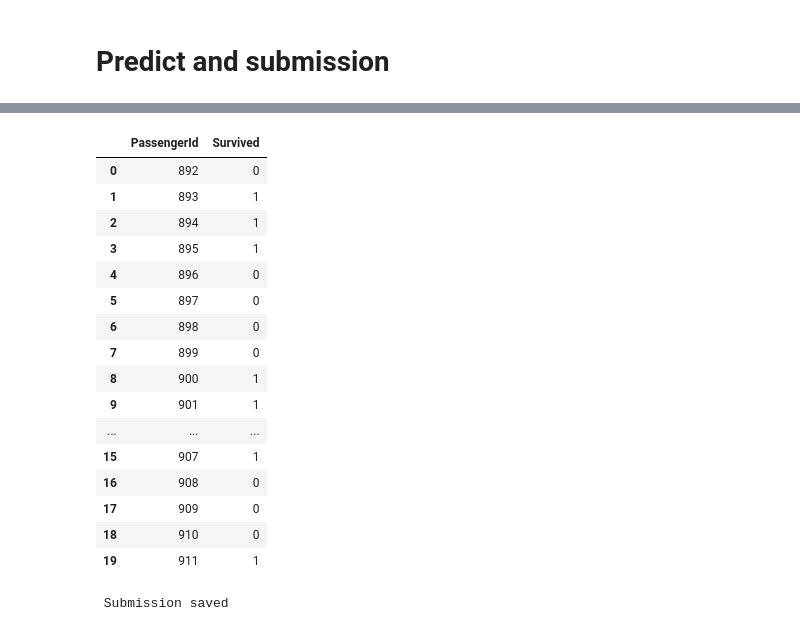
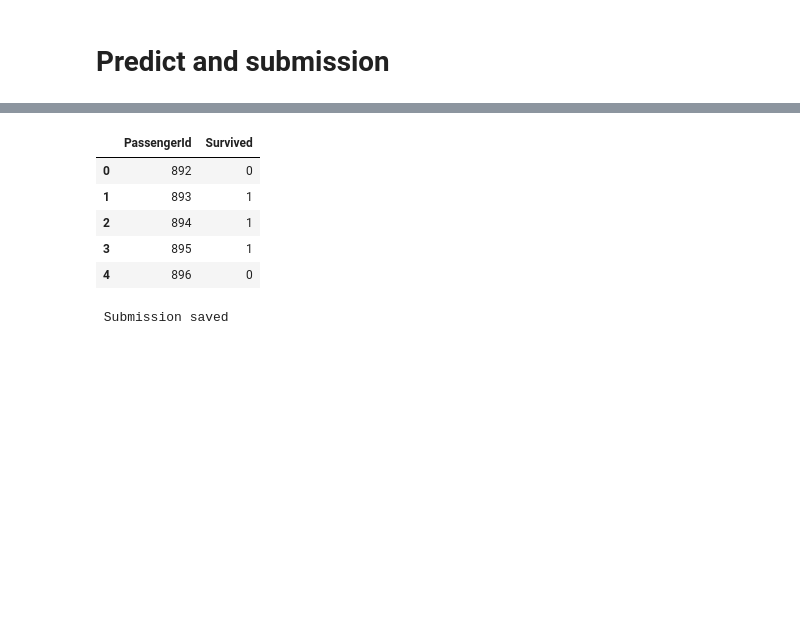
Before and after one commit to mrsalty/notebooks, a Jupyter notebook: titanic-via-ensemble-stacking.ipynb, the cells around one changed output, grey strips where cells are left out. Drawn from its saved outputs; the diff is of its cells as text; code cells hidden in the pictures; blank space fills up the shorter version.

```diff
--- a/titanic-via-ensemble-stacking.ipynb
+++ b/titanic-via-ensemble-stacking.ipynb
@@ -57,8 +56,8 @@ X_train = X_train.drop(columns='Survived')
 # %% [markdown]
 # Preprocessing
 # %%
-X_train["Age"] = X_train["Age"].fillna(0)
-X_submission["Age"] = X_submission["Age"].fillna(0)
+X_train["Age"] = X_train["Age"].fillna(X_train["Age"].mean())
+X_submission["Age"] = X_submission["Age"].fillna(X_submission["Age"].mean())
 
 X_train["Cabin"] = X_train["Cabin"].fillna(0)
 X_submission["Cabin"] = X_submission["Cabin"].fillna(0)
@@ -247,24 +244,13 @@ array([0, 1, 1, 1, 0, 0, 0, 0, 1, 1, 1, 1, 0, 0, 1, 1, 0, 0, 0, 1, 0, 1,
 # %%
-final_df = pd.DataFrame({'PassengerId': X_submission_passengerId, 'Survived': y_pred.astype(int).tolist()})
-final_df.head(20)
+final_df = pd.DataFrame({'PassengerId': X_submission_passengerId, 'Survived': y_pred})
+final_df.head()
 # %% [output]
 |  | PassengerId | Survived |
 | 0 | 892 | 0 |
 | 1 | 893 | 1 |
 | 2 | 894 | 1 |
 | 3 | 895 | 1 |
 | 4 | 896 | 0 |
-| 5 | 897 | 0 |
-| 6 | 898 | 0 |
-| 7 | 899 | 0 |
-| 8 | 900 | 1 |
-| 9 | 901 | 1 |
-| ... | ... | ... |
-| 15 | 907 | 1 |
-| 16 | 908 | 0 |
-| 17 | 909 | 0 |
-| 18 | 910 | 0 |
-| 19 | 911 | 1 |
 # %%
 final_df.to_csv('submission.csv', index=False)
 print(" Submission saved")
```
Also changed, not shown: parts of 8 cells of this notebook.
